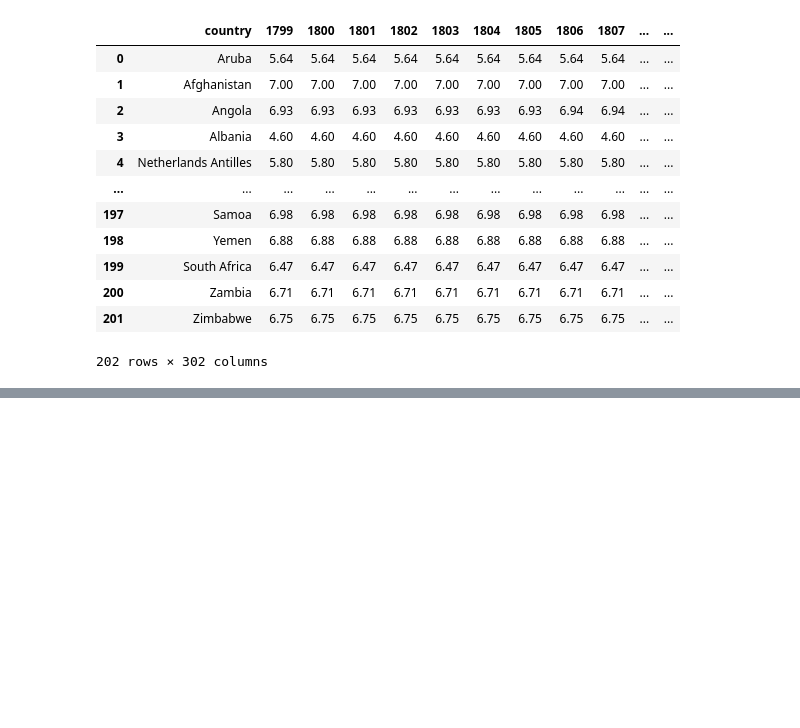
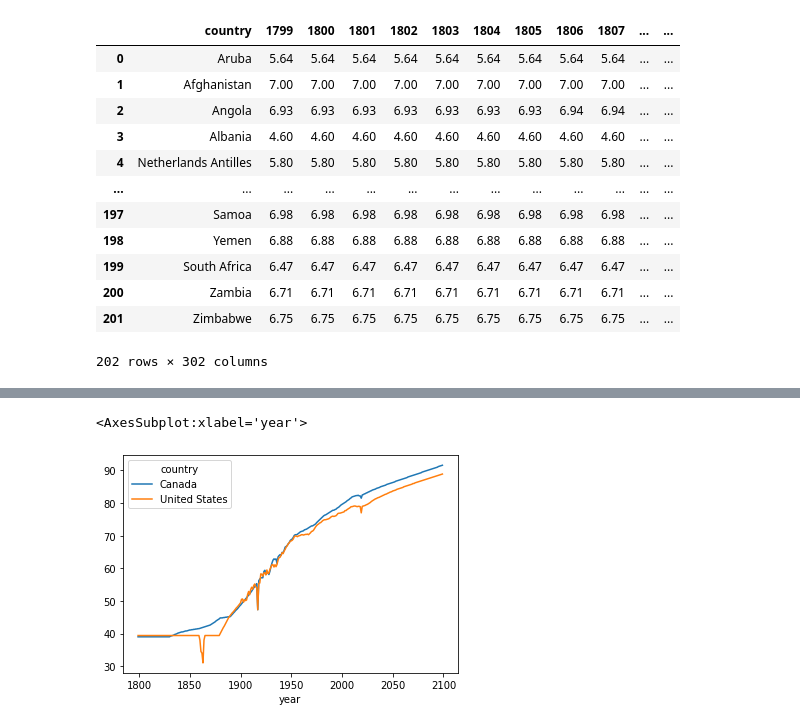
Before and after one commit to vaibhavj07/Data-Science, a Jupyter notebook: Machine Learning/Prism/Advanced Data Analytics/Advanced Data Analytics.ipynb, the cells around one changed output, grey strips where cells are left out. Drawn from its saved outputs; the diff is of its cells as text; code cells hidden in the pictures; blank space fills up the shorter version.

```diff
--- a/Machine Learning/Prism/Advanced Data Analytics/Advanced Data Analytics.ipynb
+++ b/Machine Learning/Prism/Advanced Data Analytics/Advanced Data Analytics.ipynb
@@ -25,0 +427,4 @@ fertility_data
+# %%
+g.rename(columns = {'children_per_woman_total_fertility':'fertility', 'child_mortality_0_5_year_olds_dying_per_1000_born':'infant_mortality', 'population_total':'population', 'life_expectancy_years':'life_expectancy' }, inplace = True)
+# %%
+g.reset_index(inplace=True)
@@ -25,0 +493,3 @@ fertility_data
+# %%
+usa_can = 'United States,Canada'.split(',')
+usa_can
@@ -25,0 +525,3 @@ fertility_data
+# %%
+gap_usa_can = g[g.country.isin(usa_can)]
+gap_usa_can
@@ -25,0 +542,5 @@ fertility_data
+# %%
+gap_usa_can.pivot(index='year', columns = 'country', values='life_expectancy').plot()
+# %% [output]
+<AxesSubplot:xlabel='year'>
+[figure, added]
```
Also changed, not shown: parts of 65 cells of this notebook, 1 other file.
